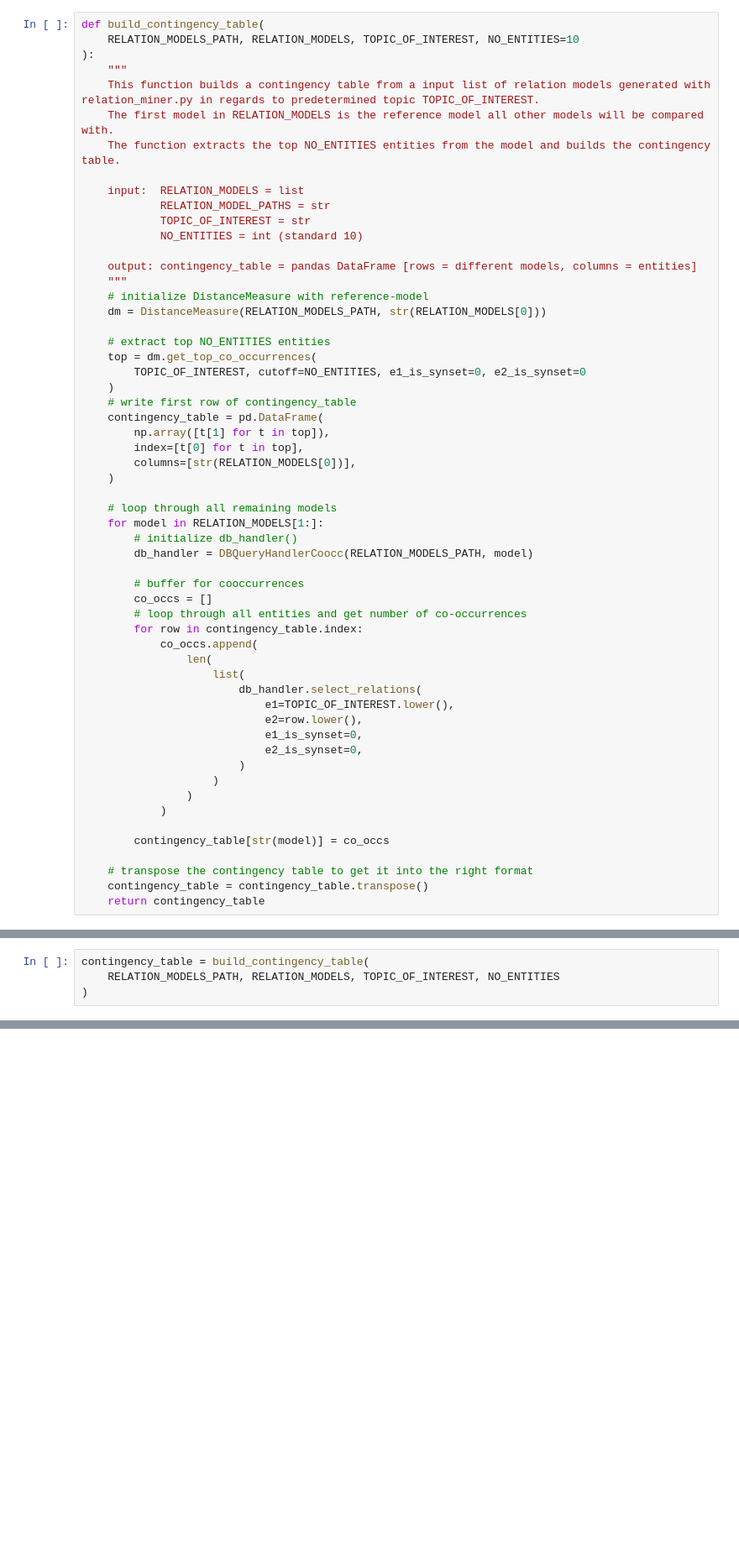
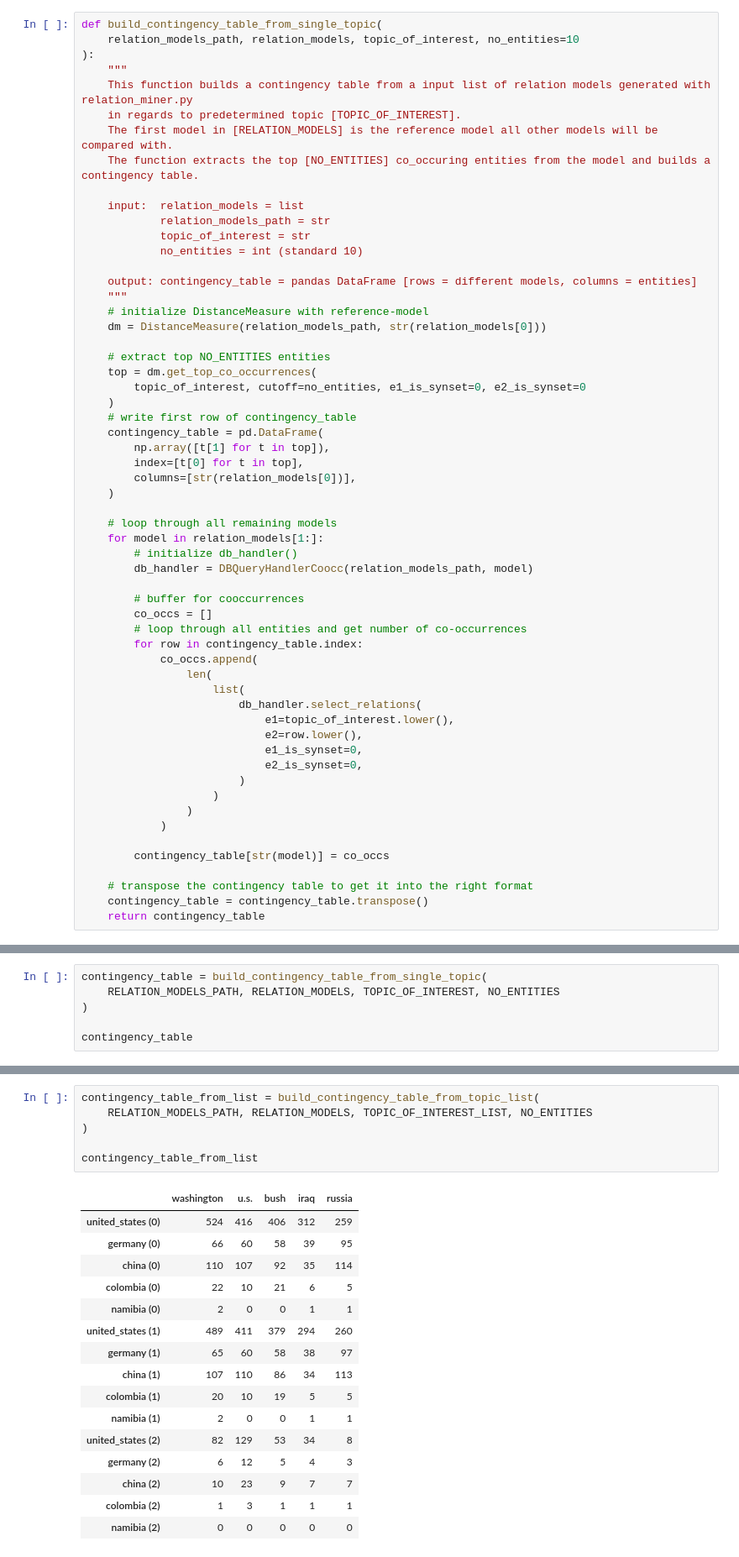
Before and after one commit to the-banandit/OmissionOrCommission, a Jupyter notebook: compareNewspapers.ipynb, the cells around one changed output, grey strips where cells are left out. Shown at 84% size. Drawn from its saved outputs; the diff is of its cells as text; blank space fills up the shorter version.

Commit message:
added function create_table_from_list

```diff
--- a/compareNewspapers.ipynb
+++ b/compareNewspapers.ipynb
@@ -30,39 +42,40 @@ TOPIC_OF_INTEREST = "united_states"
 # %% [output]
 [interactive output not drawn]
 # %%
-def build_contingency_table(
-    RELATION_MODELS_PATH, RELATION_MODELS, TOPIC_OF_INTEREST, NO_ENTITIES=10
+def build_contingency_table_from_single_topic(
+    relation_models_path, relation_models, topic_of_interest, no_entities=10
 ):
     """
-    This function builds a contingency table from a input list of relation models generated with relation_miner.py in regards to predetermined topic TOPIC_OF_INTEREST.
-    The first model in RELATION_MODELS is the reference model all other models will be compared with.
-    The function extracts the top NO_ENTITIES entities from the model and builds the contingency table.
+    This function builds a contingency table from a input list of relation models generated with relation_miner.py
+    in regards to predetermined topic [TOPIC_OF_INTEREST].
+    The first model in [RELATION_MODELS] is the reference model all other models will be compared with.
+    The function extracts the top [NO_ENTITIES] co_occuring entities from the model and builds a contingency table.
 
-    input:  RELATION_MODELS = list
-            RELATION_MODEL_PATHS = str
-            TOPIC_OF_INTEREST = str
-            NO_ENTITIES = int (standard 10)
+    input:  relation_models = list
+            relation_models_path = str
+            topic_of_interest = str
+            no_entities = int (standard 10)
 
     output: contingency_table = pandas DataFrame [rows = different models, columns = entities]
     """
     # initialize DistanceMeasure with reference-model
-    dm = DistanceMeasure(RELATION_MODELS_PATH, str(RELATION_MODELS[0]))
+    dm = DistanceMeasure(relation_models_path, str(relation_models[0]))
 
     # extract top NO_ENTITIES entities
     top = dm.get_top_co_occurrences(
-        TOPIC_OF_INTEREST, cutoff=NO_ENTITIES, e1_is_synset=0, e2_is_synset=0
+        topic_of_interest, cutoff=no_entities, e1_is_synset=0, e2_is_synset=0
     )
     # write first row of contingency_table
     contingency_table = pd.DataFrame(
         np.array([t[1] for t in top]),
         index=[t[0] for t in top],
-        columns=[str(RELATION_MODELS[0])],
+        columns=[str(relation_models[0])],
     )
 
     # loop through all remaining models
-    for model in RELATION_MODELS[1:]:
+    for model in relation_models[1:]:
         # initialize db_handler()
-        db_handler = DBQueryHandlerCoocc(RELATION_MODELS_PATH, model)
+        db_handler = DBQueryHandlerCoocc(relation_models_path, model)
 
         # buffer for cooccurrences
         co_occs = []
@@ -72,7 +85,7 @@ def build_contingency_table(
                 len(
                     list(
                         db_handler.select_relations(
-                            e1=TOPIC_OF_INTEREST.lower(),
+                            e1=topic_of_interest.lower(),
                             e2=row.lower(),
                             e1_is_synset=0,
                             e2_is_synset=0,
@@ -89,7 +102,9 @@ def build_contingency_table(
 # %% [output]
 [interactive output not drawn]
 # %%
-contingency_table = build_contingency_table(
+contingency_table = build_contingency_table_from_single_topic(
     RELATION_MODELS_PATH, RELATION_MODELS, TOPIC_OF_INTEREST, NO_ENTITIES
 )
+
+contingency_table
 # %% [output]
@@ -96,0 +183,23 @@ contingency_table = build_contingency_table(
+# %%
+contingency_table_from_list = build_contingency_table_from_topic_list(
+    RELATION_MODELS_PATH, RELATION_MODELS, TOPIC_OF_INTEREST_LIST, NO_ENTITIES
+)
+
+contingency_table_from_list
+# %% [output]
+|  | washington | u.s. | bush | iraq | russia |
+| united_states (0) | 524 | 416 | 406 | 312 | 259 |
+| germany (0) | 66 | 60 | 58 | 39 | 95 |
+| china (0) | 110 | 107 | 92 | 35 | 114 |
+| colombia (0) | 22 | 10 | 21 | 6 | 5 |
+| namibia (0) | 2 | 0 | 0 | 1 | 1 |
+| united_states (1) | 489 | 411 | 379 | 294 | 260 |
+| germany (1) | 65 | 60 | 58 | 38 | 97 |
+| china (1) | 107 | 110 | 86 | 34 | 113 |
+| colombia (1) | 20 | 10 | 19 | 5 | 5 |
+| namibia (1) | 2 | 0 | 0 | 1 | 1 |
+| united_states (2) | 82 | 129 | 53 | 34 | 8 |
+| germany (2) | 6 | 12 | 5 | 4 | 3 |
+| china (2) | 10 | 23 | 9 | 7 | 7 |
+| colombia (2) | 1 | 3 | 1 | 1 | 1 |
+| namibia (2) | 0 | 0 | 0 | 0 | 0 |
```
Also changed, not shown: parts of 8 cells of this notebook.
